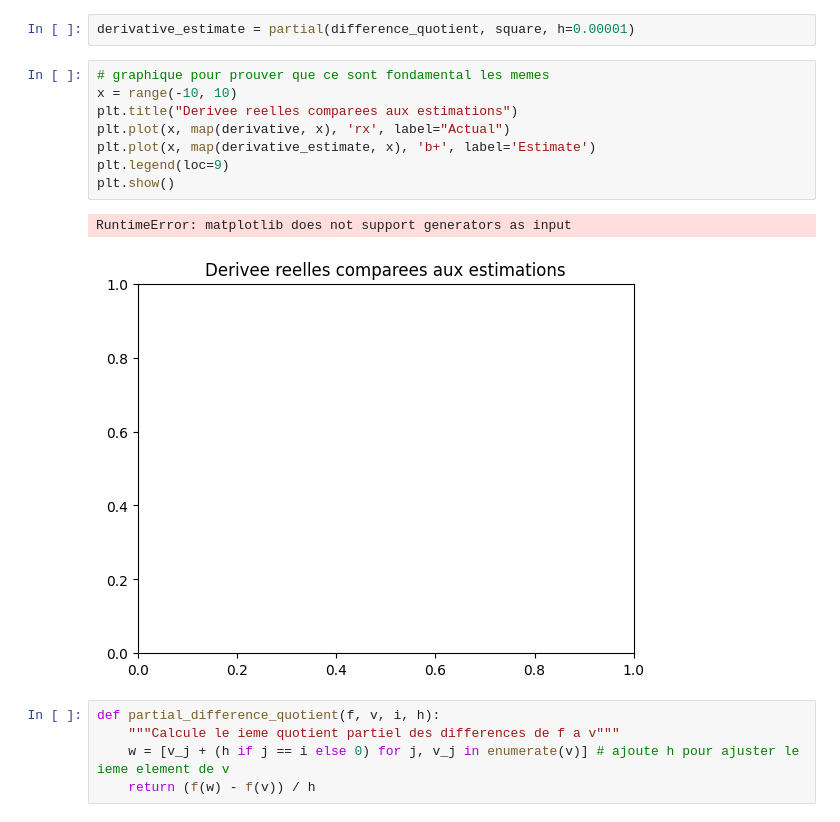
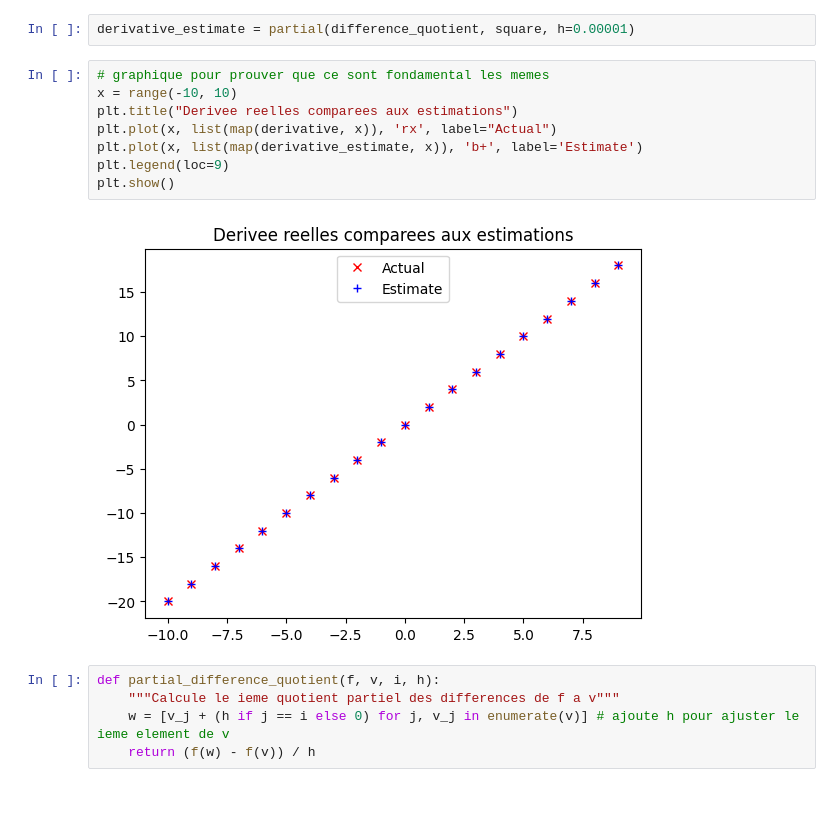
Before and after one commit to leooffed/Machine-Learning-With-Base-Beginner, a Jupyter notebook: base/first_data.ipynb, the cells around one changed output. Drawn from its saved outputs; the diff is of its cells as text.

```diff
--- a/base/first_data.ipynb
+++ b/base/first_data.ipynb
@@ -539,14 +541,13 @@ derivative_estimate = partial(difference_quotient, square, h=0.00001)
 # %%
 # graphique pour prouver que ce sont fondamental les memes
 x = range(-10, 10)
 plt.title("Derivee reelles comparees aux estimations")
-plt.plot(x, map(derivative, x), 'rx', label="Actual")
-plt.plot(x, map(derivative_estimate, x), 'b+', label='Estimate')
+plt.plot(x, list(map(derivative, x)), 'rx', label="Actual")
+plt.plot(x, list(map(derivative_estimate, x)), 'b+', label='Estimate')
 plt.legend(loc=9)
 plt.show()
 # %% [output]
-RuntimeError: matplotlib does not support generators as input
-[figure, old version]
+[figure, new version]
 # %%
 def partial_difference_quotient(f, v, i, h):
     """Calcule le ieme quotient partiel des differences de f a v"""
```
Also changed, not shown: parts of 4 cells of this notebook.
